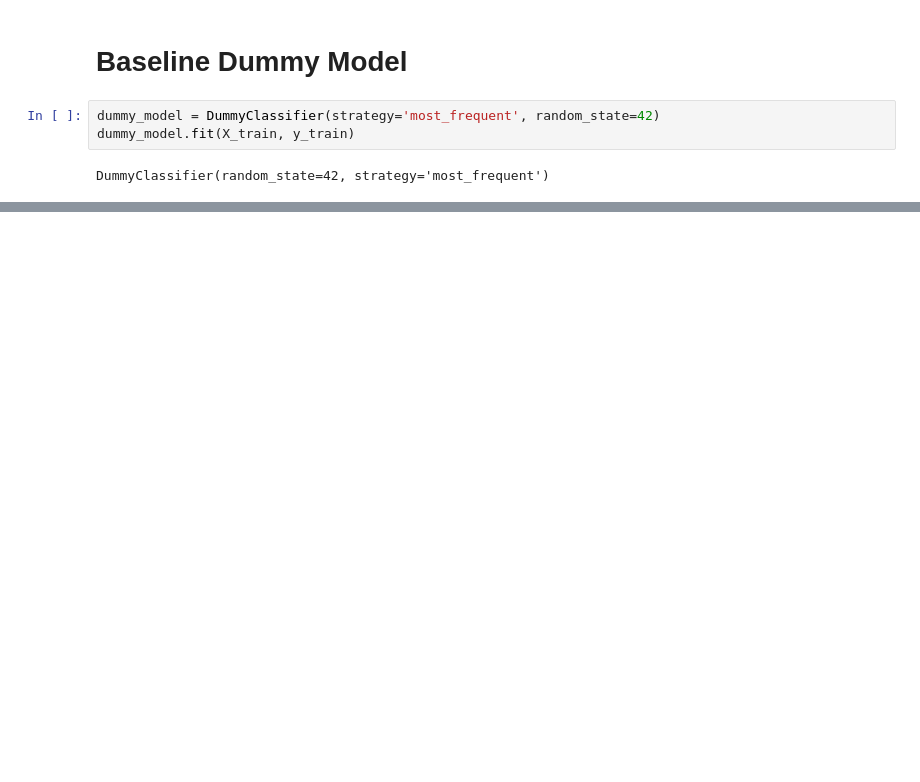
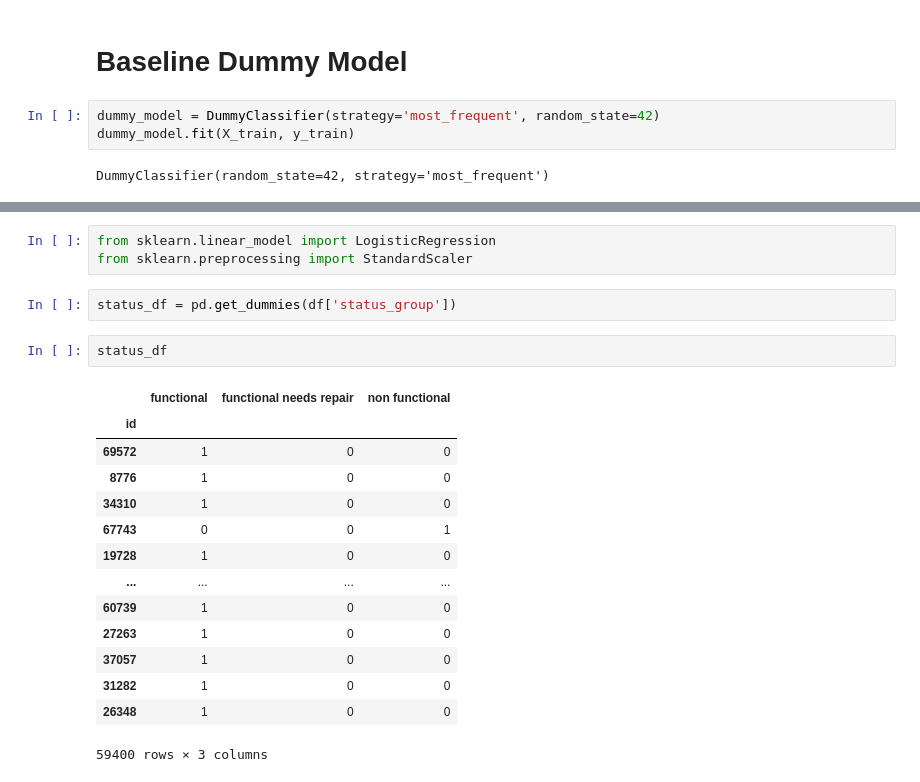
Before and after one commit to fivearm/Phase_3_Project, a Jupyter notebook: 01_ben_data_preparation.ipynb, the cells around one changed output, grey strips where cells are left out. Cells and saved outputs as stored; diff of their text form; blank space fills up the shorter version.

```diff
--- a/01_ben_data_preparation.ipynb
+++ b/01_ben_data_preparation.ipynb
@@ -191,0 +192,22 @@ Log Loss: 15.791616133470574
+# %%
+from sklearn.linear_model import LogisticRegression
+from sklearn.preprocessing import StandardScaler
+# %%
+status_df = pd.get_dummies(df['status_group'])
+# %%
+status_df
+# %% [output]
+|  | functional | functional needs repair | non functional |
+| id |  |  |  |
+| 69572 | 1 | 0 | 0 |
+| 8776 | 1 | 0 | 0 |
+| 34310 | 1 | 0 | 0 |
+| 67743 | 0 | 0 | 1 |
+| 19728 | 1 | 0 | 0 |
+| ... | ... | ... | ... |
+| 60739 | 1 | 0 | 0 |
+| 27263 | 1 | 0 | 0 |
+| 37057 | 1 | 0 | 0 |
+| 31282 | 1 | 0 | 0 |
+| 26348 | 1 | 0 | 0 |
+59400 rows × 3 columns
```
Also changed, not shown: parts of 6 cells of this notebook, 6 other files.
